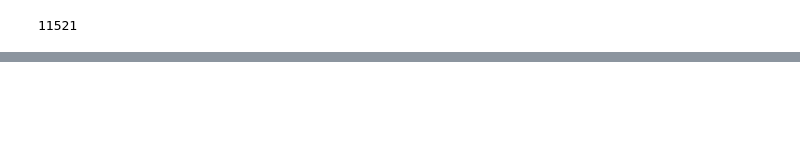
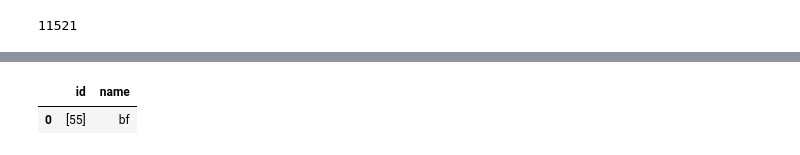
Before and after one commit to comp-strat/text_analysis, a Jupyter notebook: scripts/Lookup_Table.ipynb, the cells around one changed output, grey strips where cells are left out. Drawn from its saved outputs; the diff is of its cells as text; code cells hidden in the pictures; blank space fills up the shorter version.

Commit message:
some work on creating lookup.csv and temp_df

```diff
--- a/scripts/Lookup_Table.ipynb
+++ b/scripts/Lookup_Table.ipynb
@@ -261,0 +406,7 @@ p
+# %%
+t = pd.read_csv(folder_prefix + "nowdata/parsing/temp_test.csv", sep="\t", low_memory=False, encoding="utf-8")
+# %%
+t
+# %% [output]
+|  | id | name |
+| 0 | [55] | bf |
```
Also changed, not shown: parts of 34 cells of this notebook.
